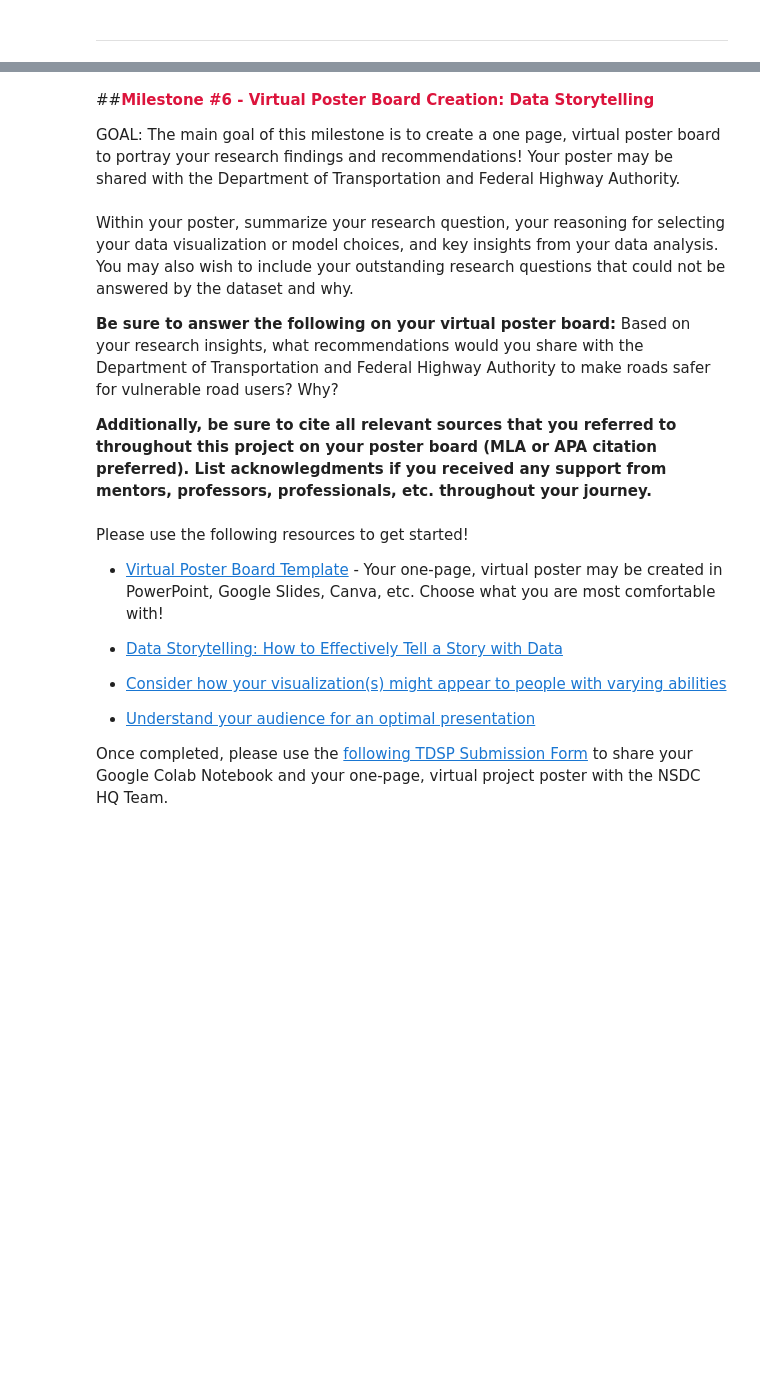
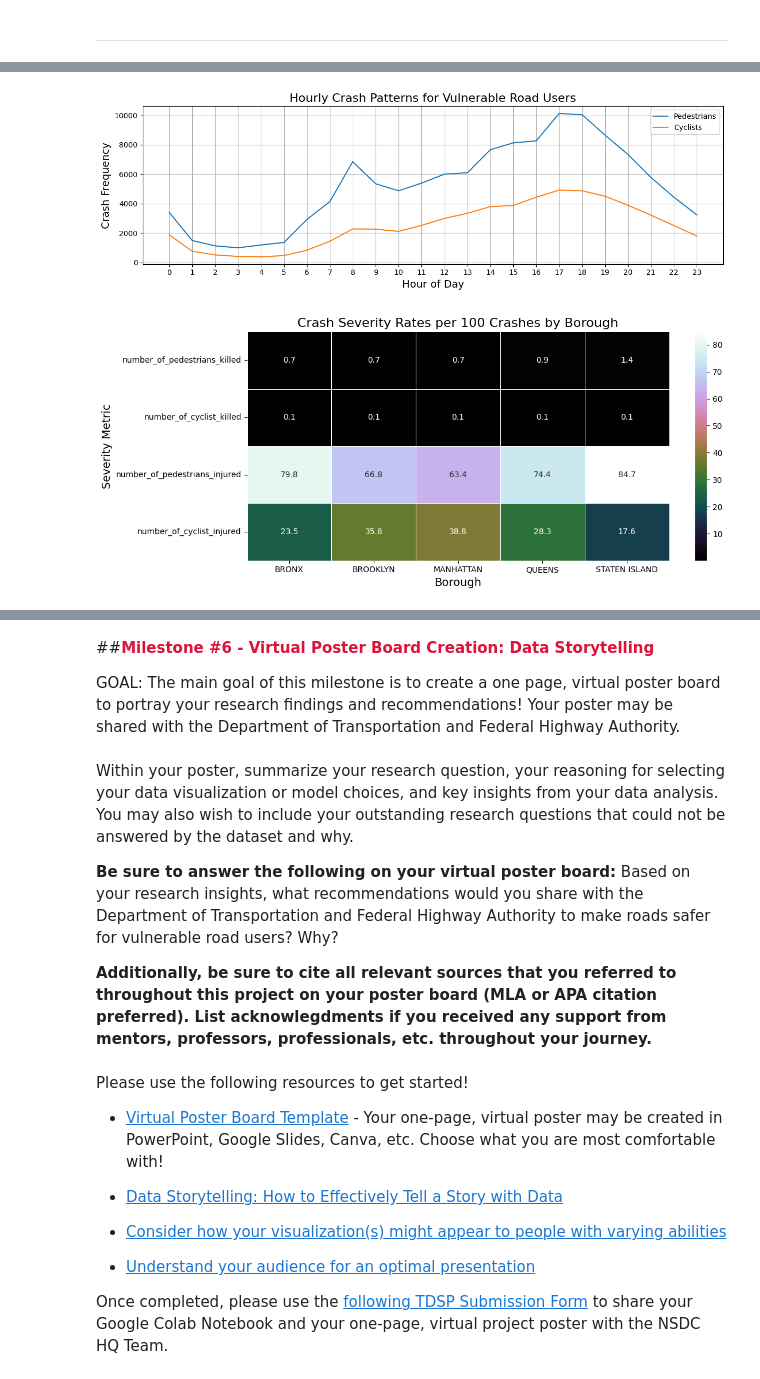
Before and after one commit to Raswanth-Prasath/TDSP, a Jupyter notebook: EXPLORER_ACCELERATOR_Transportation_Data_Science_Project_(TDSP).ipynb, the cells around one changed output, grey strips where cells are left out. Cells and saved outputs as stored; diff of their text form; code cells hidden in the pictures; blank space fills up the shorter version.

```diff
--- a/EXPLORER_ACCELERATOR_Transportation_Data_Science_Project_(TDSP).ipynb
+++ b/EXPLORER_ACCELERATOR_Transportation_Data_Science_Project_(TDSP).ipynb
@@ -931,0 +896,71 @@ plt.show()
+# %%
+
+# 2. Hourly Crash Patterns
+hourly = vulnerable_data.groupby('crash_time').agg({
+    'number_of_pedestrians_injured': 'sum',
+    'number_of_cyclist_injured': 'sum'
+}).reset_index()
+
+plt.figure(figsize=(12, 4))
+sns.lineplot(x='crash_time', y='number_of_pedestrians_injured',
+             data=hourly, label='Pedestrians', color='#1f77b4')
+sns.lineplot(x='crash_time', y='number_of_cyclist_injured',
+             data=hourly, label='Cyclists', color='#ff7f0e')
+plt.title('Hourly Crash Patterns for Vulnerable Road Users', fontsize=16)
+plt.xlabel('Hour of Day', fontsize=14)
+plt.ylabel('Crash Frequency', fontsize=14)
+plt.xticks(range(0, 24))
+plt.grid(True)
+plt.legend()
+plt.tight_layout()
+plt.show()
+
+# 3. Interactive HeatMap
+def create_risk_map(data):
+    m = folium.Map(location=[40.7128, -74.0060], zoom_start=11)
+
+    # Convert to numeric and drop invalid coordinates
+    data = data.copy()
+    data['latitude'] = pd.to_numeric(data['latitude'], errors='coerce')
+    data['longitude'] = pd.to_numeric(data['longitude'], errors='coerce')
+    data = data.dropna(subset=['latitude', 'longitude'])
+
+    # Pedestrian crashes
+    ped_data = data[data['number_of_pedestrians_injured'] > 0][['latitude', 'longitude']].values.tolist()
+    HeatMap(ped_data, name='Pedestrian Risk', radius=10).add_to(m)
+
+    # Cyclist crashes
+    cyc_data = data[data['number_of_cyclist_injured'] > 0][['latitude', 'longitude']].values.tolist()
+    HeatMap(cyc_data, name='Cyclist Risk', radius=10).add_to(m)
+
+    folium.LayerControl().add_to(m)
+    return m
+
+# Use this instead of the original mapping code
+geo_data = vulnerable_data.copy()
+risk_map = create_risk_map(geo_data)
+risk_map.save('vulnerable_heatmap.html')
+
+
+# 4. Severity Analysis by Borough
+severity = vulnerable_data.groupby('borough').agg({
+    'number_of_pedestrians_killed': 'sum',
+    'number_of_cyclist_killed': 'sum',
+    'number_of_pedestrians_injured': 'sum',
+    'number_of_cyclist_injured': 'sum'
+})
+
+# Calculate rates per 100 crashes
+total_crashes = vulnerable_data['borough'].value_counts()
+severity_rates = severity.div(total_crashes, axis=0) * 100
+
+plt.figure(figsize=(12, 5))
+sns.heatmap(severity_rates.T, annot=True, fmt=".1f", cmap='cubehelix', linewidths=.5)
+plt.title('Crash Severity Rates per 100 Crashes by Borough', fontsize=16)
+plt.xlabel('Borough', fontsize=14)
+plt.ylabel('Severity Metric', fontsize=14)
+plt.tight_layout()
+plt.show()
+# %% [output]
+[figure, added]
+[figure, added]
```
Also changed, not shown: parts of 9 cells of this notebook.
